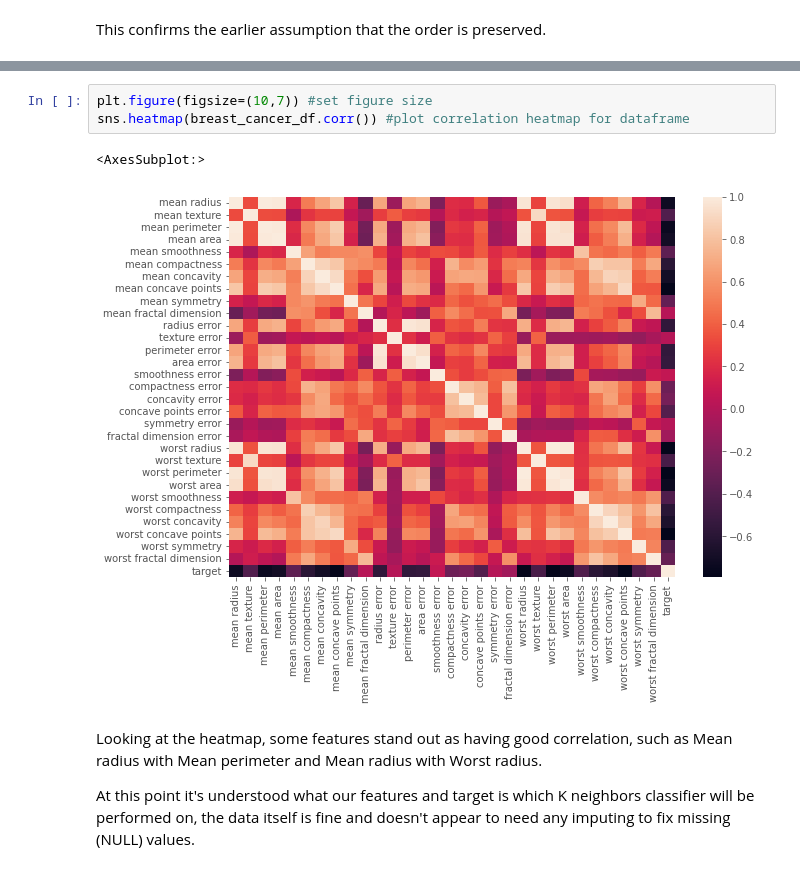
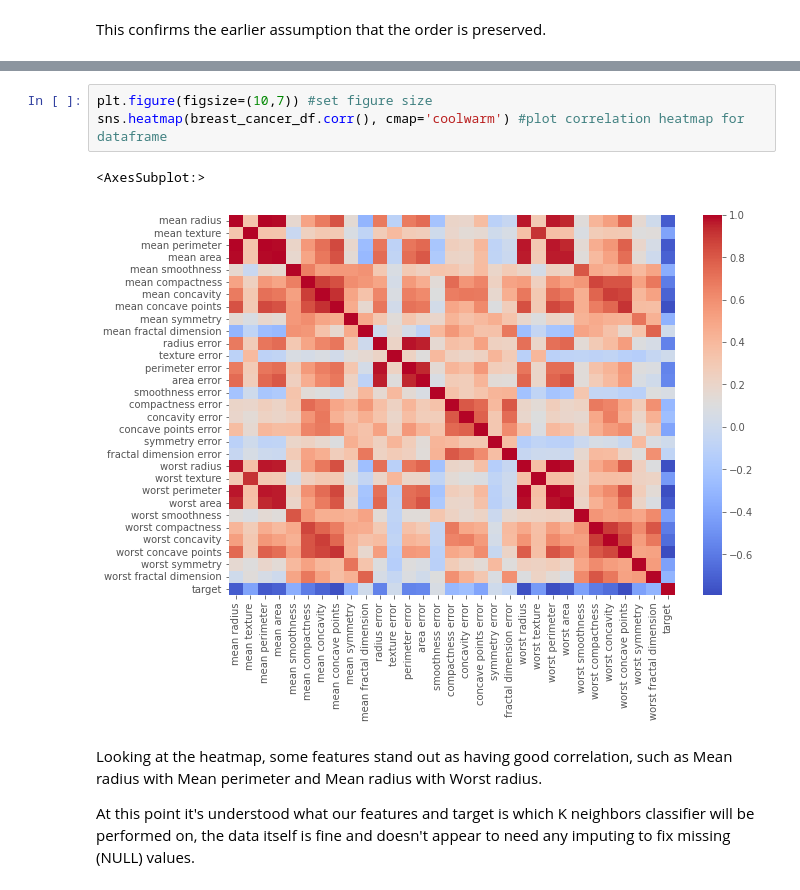
Before and after one commit to itskeithstudent/Machine-Learning-and-Statistics-Assessment, a Jupyter notebook: scikit-learn.ipynb, the cells around one changed output, grey strips where cells are left out. Saved outputs shown, nothing was run; the diff lists cells and outputs as text.

```diff
--- a/scikit-learn.ipynb
+++ b/scikit-learn.ipynb
@@ -641,10 +641,10 @@ memory usage: 135.7 KB
 None
 # %%
 plt.figure(figsize=(10,7)) #set figure size
-sns.heatmap(breast_cancer_df.corr()) #plot correlation heatmap for dataframe
+sns.heatmap(breast_cancer_df.corr(), cmap='coolwarm') #plot correlation heatmap for dataframe
 # %% [output]
 <AxesSubplot:>
-[figure, old version]
+[figure, new version]
 # %% [markdown]
 Looking at the heatmap, some features stand out as having good correlation, such as Mean radius with Mean perimeter and Mean radius with Worst radius.
 
```
Also changed, not shown: parts of 5 cells of this notebook.
